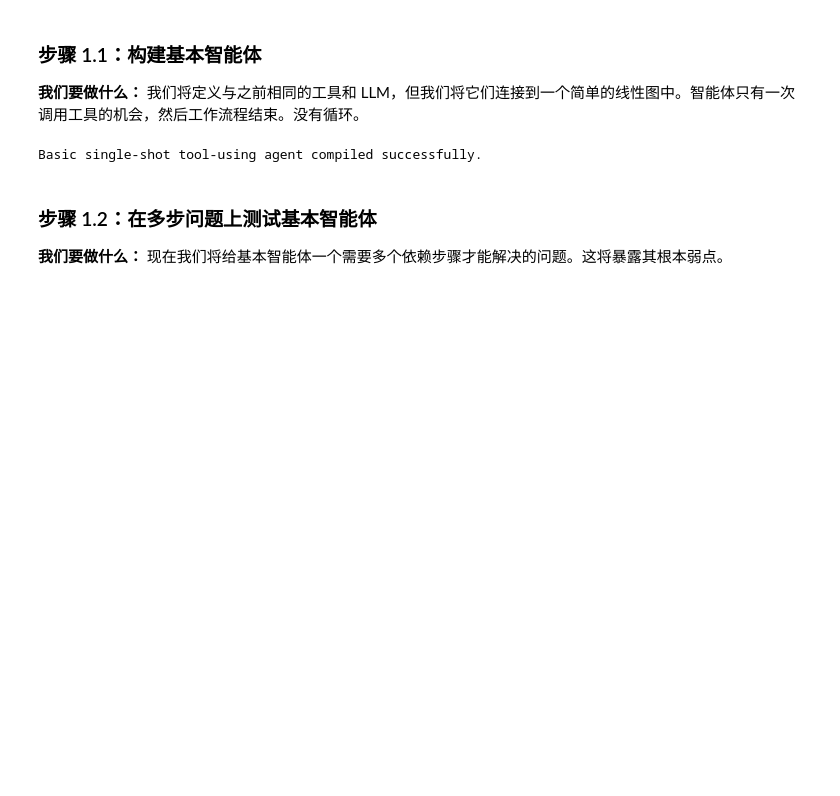
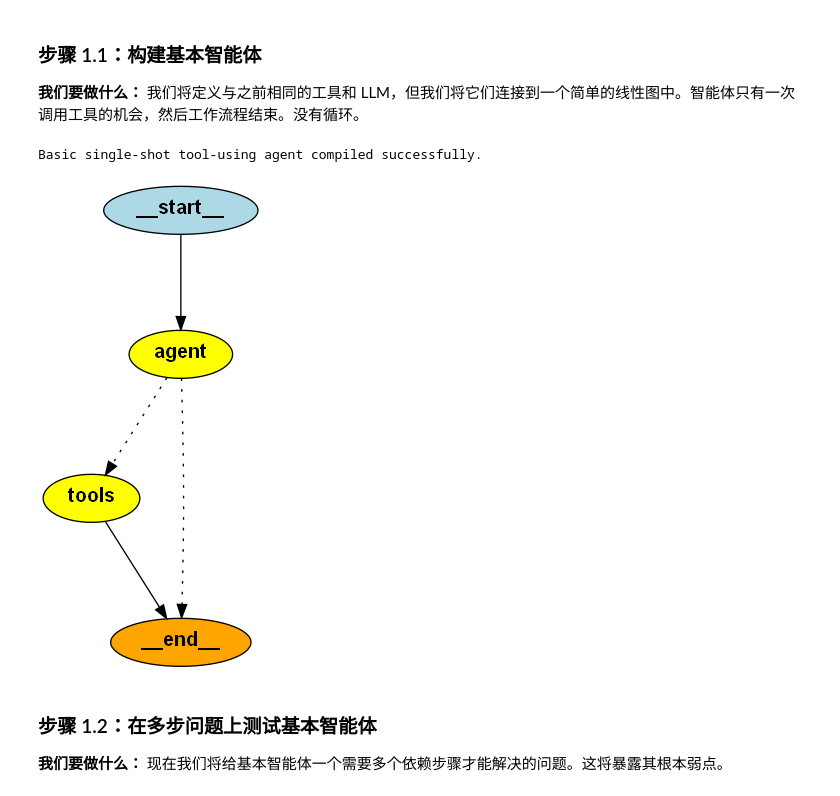
Before and after one commit to dp9u0/all-agentic-architectures, a Jupyter notebook: 03_ReAct.ipynb, the cells around one changed output. Drawn from its saved outputs; the diff is of its cells as text; code cells hidden in the pictures; blank space fills up the shorter version.

```diff
--- a/03_ReAct.ipynb
+++ b/03_ReAct.ipynb
@@ -105,36 +106,44 @@ class AgentState(TypedDict):
     messages: Annotated[list[AnyMessage], add_messages]
 
 # Define the tool and LLM
-model = os.environ.get("OPENAI_API_MODEL", "gpt-4o")
-base_url = os.environ.get("OPENAI_API_BASE_URL", "https://api.openai.com/v1")
+model = os.environ.get("MODEL_NAME", "claude-opus-4-5-20251101")
 search_tool = TavilySearchResults(max_results=2, name="web_search")
-llm = ChatOpenAI(model=model, base_url=base_url, temperature=0)
+llm = ChatAnthropic(model=model, base_url=os.environ.get("BASE_URL"), temperature=0)
 llm_with_tools = llm.bind_tools([search_tool])
 
 # Define the agent node for the basic agent
 def basic_agent_node(state: AgentState):
     console.print("--- BASIC AGENT: Thinking... ---")
     # Note: We provide a system prompt to encourage it to answer directly after one tool call
     system_prompt = "You are a helpful assistant. You have access to a web search tool. Answer the user's question based on the tool's results. You must provide a final answer after one tool call."
     messages = [("system", system_prompt)] + state["messages"]
     response = llm_with_tools.invoke(messages)
     return {"messages": [response]}
 
 # Define the basic, linear graph
 basic_graph_builder = StateGraph(AgentState)
 basic_graph_builder.add_node("agent", basic_agent_node)
 basic_graph_builder.add_node("tools", ToolNode([search_tool]))
 
 basic_graph_builder.set_entry_point("agent")
 # After the agent, it can only go to tools, and after tools, it MUST end.
 basic_graph_builder.add_conditional_edges("agent", tools_condition, {"tools": "tools", "__end__": "__end__"})
 basic_graph_builder.add_edge("tools", END)
 
 basic_tool_agent_app = basic_graph_builder.compile()
 
 print("Basic single-shot tool-using agent compiled successfully.")
+
+# Visualize the graph
+try:
+    from IPython.display import Image, display
+    png_image = basic_tool_agent_app.get_graph().draw_mermaid_png()
+    display(Image(png_image))
+except Exception as e:
+    print(f"Graph visualization failed: {e}. Please ensure pygraphviz is installed.")
 # %% [output]
 Basic single-shot tool-using agent compiled successfully.
+[figure, added]
 # %% [markdown]
 ### 步骤 1.2：在多步问题上测试基本智能体
 
```
Also changed, not shown: parts of 8 cells of this notebook, 23 other files.
